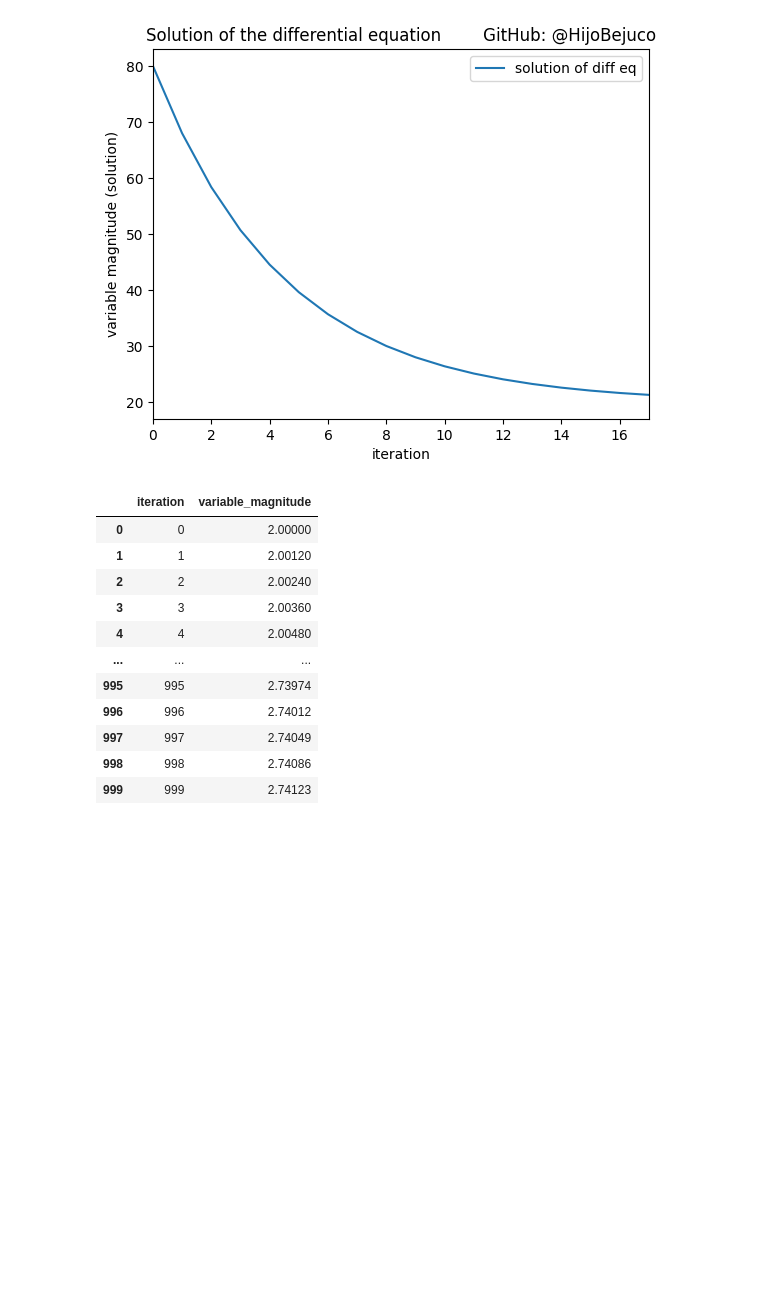
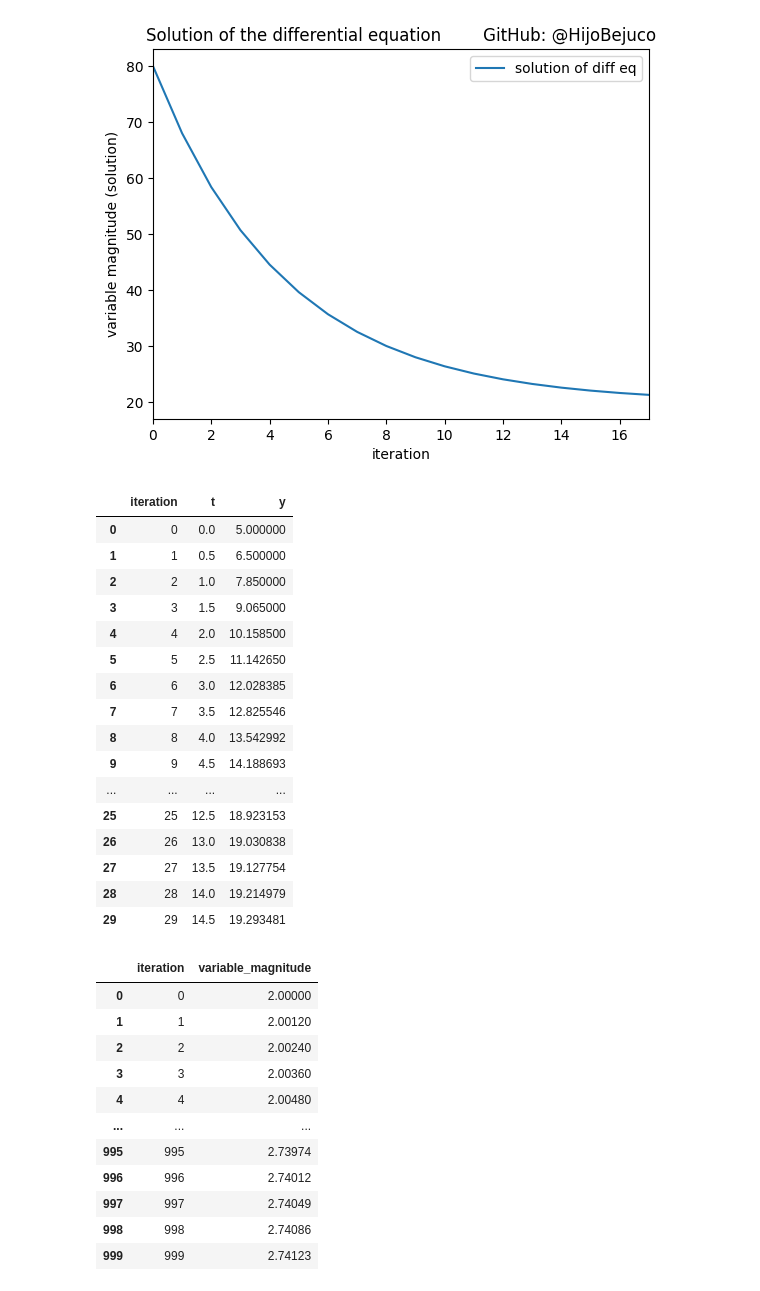
Before and after one commit to HijoBejuco/dynamical-systems-modeling, a Jupyter notebook: code_notebook.ipynb, the cells around one changed output. Cells and saved outputs as stored; diff of their text form; code cells hidden in the pictures; blank space fills up the shorter version.

```diff
--- a/code_notebook.ipynb
+++ b/code_notebook.ipynb
@@ -71,6 +71,36 @@ ax.legend()
 plt.show()
 # %% [output]
 [figure]
+# %%
+data = euler_method(
+    newtons_law_of_cooling,   # positional
+    5,                        # y0
+    0,                        # t0
+    0.5,                      # delta
+    30,                       # iterations
+    0.2,                      # k  → captured by *args
+    20                        # Tr → captured by *args
+)
+# %%
+data
+# %% [output]
+|  | iteration | t | y |
+| 0 | 0 | 0.0 | 5.000000 |
+| 1 | 1 | 0.5 | 6.500000 |
+| 2 | 2 | 1.0 | 7.850000 |
+| 3 | 3 | 1.5 | 9.065000 |
+| 4 | 4 | 2.0 | 10.158500 |
+| 5 | 5 | 2.5 | 11.142650 |
+| 6 | 6 | 3.0 | 12.028385 |
+| 7 | 7 | 3.5 | 12.825546 |
+| 8 | 8 | 4.0 | 13.542992 |
+| 9 | 9 | 4.5 | 14.188693 |
+| ... | ... | ... | ... |
+| 25 | 25 | 12.5 | 18.923153 |
+| 26 | 26 | 13.0 | 19.030838 |
+| 27 | 27 | 13.5 | 19.127754 |
+| 28 | 28 | 14.0 | 19.214979 |
+| 29 | 29 | 14.5 | 19.293481 |
 # %%
 # test diff eq
 def test(x):
```
Also changed, not shown: 1 other file.
